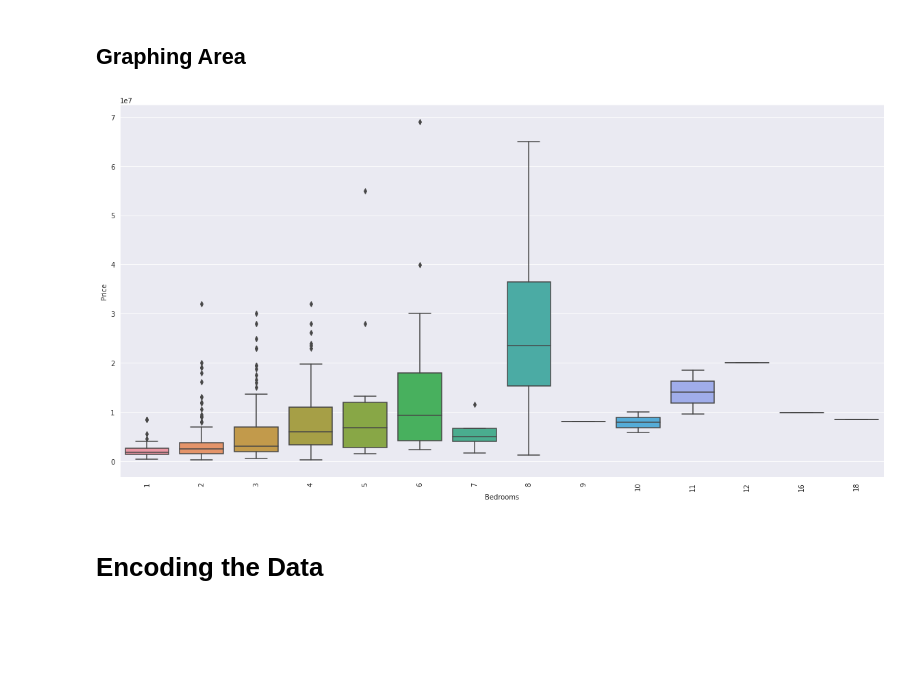
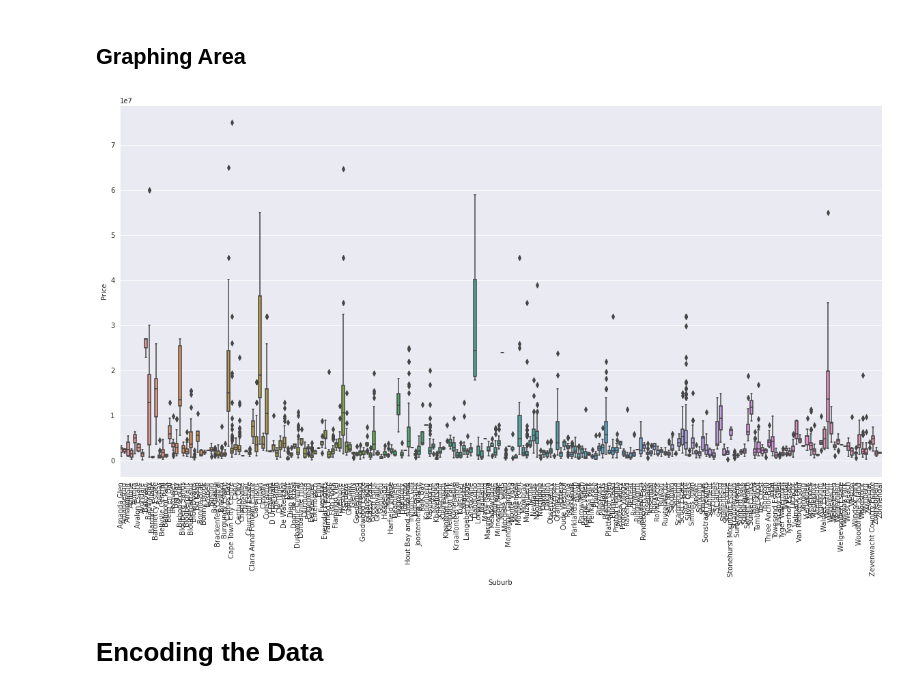
Before and after one commit to malcolmrite-dsi/CPT-House-Predictions, a Jupyter notebook: Data_Cleaning_Code.ipynb, the cells around one changed output. Saved outputs shown, nothing was run; the diff lists cells and outputs as text; code cells hidden in the pictures; blank space fills up the shorter version.

```diff
--- a/Data_Cleaning_Code.ipynb
+++ b/Data_Cleaning_Code.ipynb
@@ -261,3 +456,5 @@ Apartment    597
 House        566
 Townhouse     37
 Name: HouseType, dtype: int64
+# %%
+priv_df = catDataType(priv_df)
@@ -288,5 +510,2 @@ print(UniqueCount(remax_df))
 # %% [markdown]
 ## Replace 0 Values of Price with Website Mean
-# %%
-remax_df.replace({"Price":0}, remax_df.Price.mean, inplace = True)
-remax_df.head()
@@ -299,0 +527,12 @@ remax_df.head()
+# %%
+my_imputer = SimpleImputer(missing_values = 0, strategy = 'constant', fill_value=1395000)
+
+# Fill in the lines below: imputation
+imputed_X_train = pd.DataFrame(my_imputer.fit_transform(remax_df.iloc[:,[3]]))
+
+#Fill in the lines below: imputation removed column names; put them back
+imputed_X_train.columns = remax_df.iloc[:,[3]].columns
+
+remax_df.iloc[:,[3]] = imputed_X_train
+
+remax_df.head()
@@ -299,0 +546,12 @@ remax_df.head()
+# %%
+'''my_imputer = SimpleImputer(missing_values = 0, strategy = 'mean', add_indicator=True)
+
+# Fill in the lines below: imputation
+imputed_X_train = pd.DataFrame(my_imputer.fit_transform(priv_df.iloc[:,[3]]))
+
+#Fill in the lines below: imputation removed column names; put them back
+imputed_X_train.columns = priv_df.iloc[:,[3]].columns
+
+priv_df.iloc[:,[3]] = imputed_X_train
+
+priv_df.head()'''
@@ -375,23 +640,23 @@ def ExploreGraphs(x_feature, y_result, df, choice, custom):
 # %%
 '''
 How to use function
 FIRST PARAMETER: X Feature (Pandas Column Name)
 
 SECOND PARAMETER: Y FEATURE (Pandas Column Name)
 
 THIRD PARAMETER: DATA (Pandas Dataframe)
 
 FOURTH PARAMETER: Choice of graph: "bar" for Bar Plot (Good for comparing one numeric feature with a feature),
                                     "box" for Box Plot (Good for comparing one insurance product with a feature),
                                     "hist" for Histogram (Good for continuous distrbution of one feature),
                                     "count" for a count plot (Good for the discontinuous distribution of one feature),
                                     "heat" for a heatmap between the variables of the dataset,
                                     "pair" for a pairplot between the variables of a dataset (Be careful of the number of features you're comparing)
 
 FIFTH PARAMETER: Confidence Interval error bar for Bar Plot = number (number% Confidence Interval), None (No error bar)
 '''
-ExploreGraphs("Bedrooms", "Price", p24_df, "box", 95)
+ExploreGraphs("Suburb", "Price", priv_df, "box", 95)
 # %% [output]
-[figure, old version]
+[figure, new version]
 # %% [markdown]
 # Encoding the Data
```
Also changed, not shown: parts of 47 cells of this notebook.
